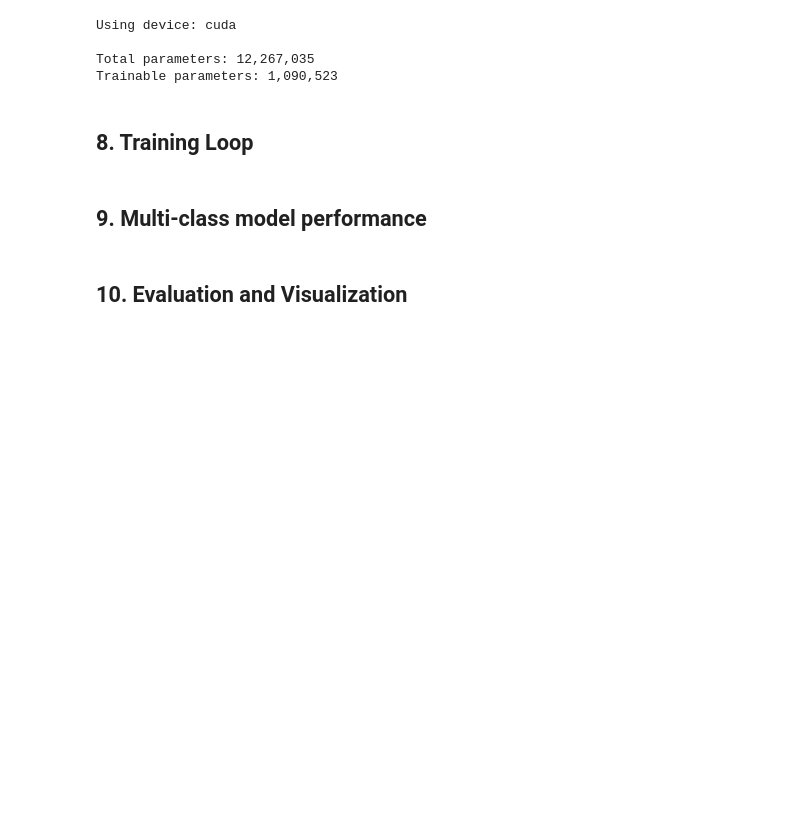
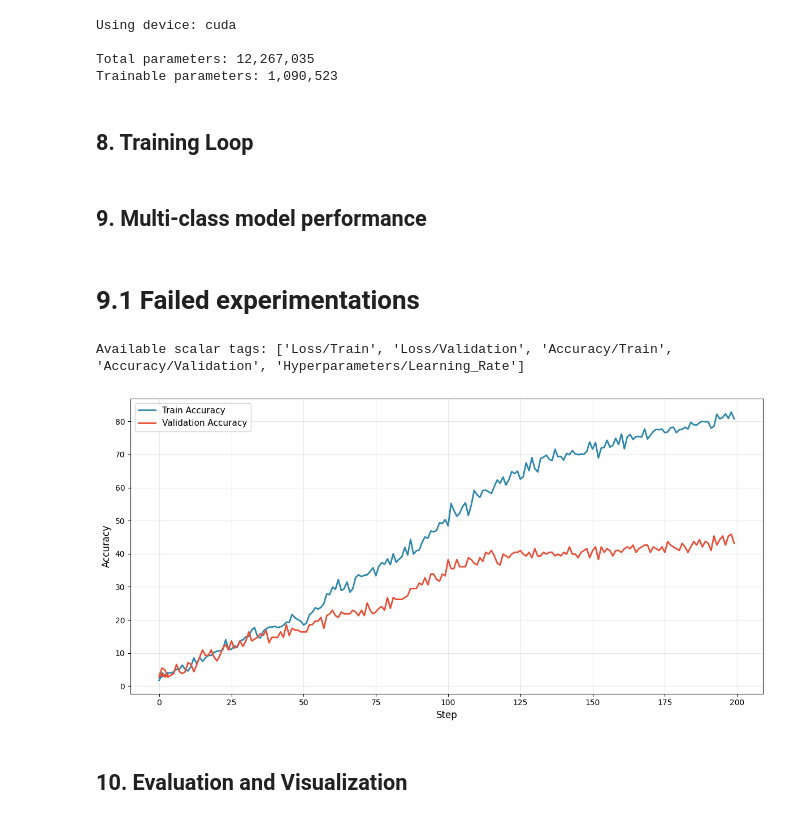
Before and after one commit to Federico-Shih/aslive-sign2text, a Jupyter notebook: sign2text_model.ipynb, the cells around one changed output. Saved outputs shown, nothing was run; the diff lists cells and outputs as text; code cells hidden in the pictures; blank space fills up the shorter version.

Commit message:
Add experimentations and figure

```diff
--- a/sign2text_model.ipynb
+++ b/sign2text_model.ipynb
@@ -916,3 +916,49 @@ model100 = Sign2TextModel(
 train, val, _ = train_val_test_split(classes=100)
 
 train_model(model100, train, val, classes=100, freeze=FREEZE_CNN,  num_epochs=200, epochs_until_unfreeze=150, tag="final", cont=False)
+# %%
+from tensorboard.backend.event_processing import event_accumulator
+import matplotlib.pyplot as plt
+
+def show_training(logs="/content/drive/MyDrive/Intro_2_DL/runs/experiment_wlasl10"):
+  # Load from the log directory (combines all event files)
+  ea = event_accumulator.EventAccumulator(logs)
+  ea.Reload()
+
+  print("Available scalar tags:", ea.Tags().get('scalars', []))
+  # Plot combined Accuracy/Train and Accuracy/Validation
+  plt.figure(figsize=(12, 6))
+
+  # Extract train accuracy data
+  train_data = ea.Scalars('Accuracy/Train')
+  train_steps = [s.step for s in train_data]
+  train_values = [s.value for s in train_data]
+
+  plt.plot(train_steps, train_values, label='Train Accuracy', color='#2E86AB', linewidth=2)
+
+  val_data = ea.Scalars('Accuracy/Validation')
+  val_steps = [s.step for s in val_data]
+  val_values = [s.value for s in val_data]
+  plt.plot(val_steps, val_values, label='Validation Accuracy', color='#E94F37', linewidth=2)
+
+  plt.xlabel('Step', fontsize=12)
+  plt.ylabel('Accuracy', fontsize=12)
+  plt.legend(fontsize=11)
+  plt.grid(True, alpha=0.3)
+  plt.tight_layout()
+  plt.show()
+# %% [markdown]
+# 9.1 Failed experimentations
+# %%
+"""
+Many experimentations were tried, and can be found in the Git history.
+One of them is this:
+To prevent overfitting, we are using early stoppage by saving the best validation accuracy.
+We reduced the model complexity from 512,256 hidden nodes and 2 layers of LSTMs to 64,32 hidden nodes and 1 layer of LSTMs.
+However, this didn't result in any significant improvement in overfitting.
+"""
+
+show_training("/content/drive/MyDrive/Intro_2_DL/runs/experiment_wlasl50.small_model")
+# %% [output]
+Available scalar tags: ['Loss/Train', 'Loss/Validation', 'Accuracy/Train', 'Accuracy/Validation', 'Hyperparameters/Learning_Rate']
+[figure, added]
```
Also changed, not shown: parts of 4 cells of this notebook.
